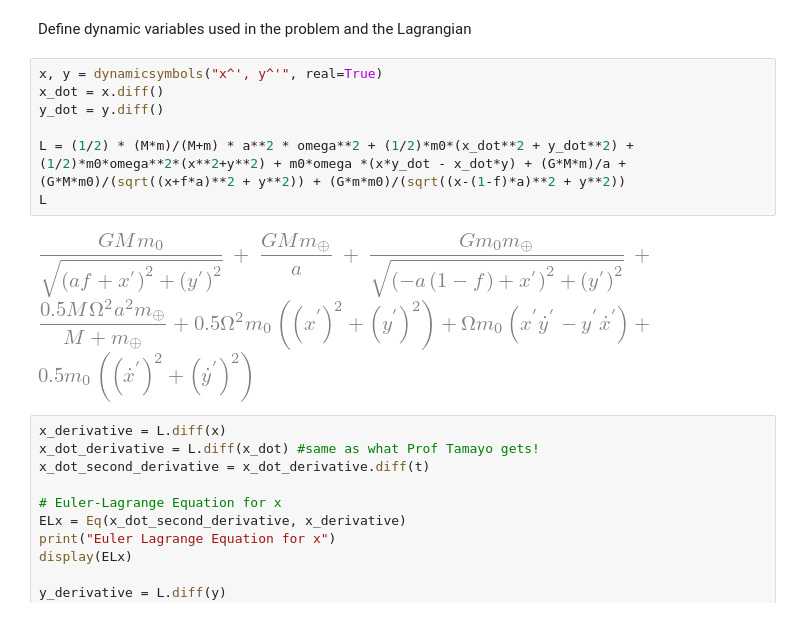
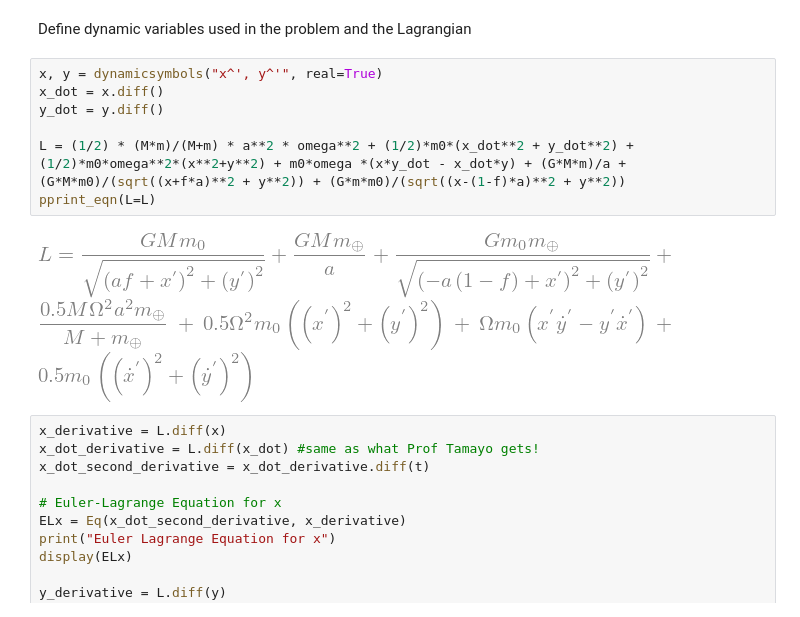
Before and after one commit to kavidey/PHYS111, a Jupyter notebook: computational_project/Stationary_frame_3.ipynb, the cells around one changed output. Drawn from its saved outputs; the diff is of its cells as text.

```diff
--- a/computational_project/Stationary_frame_3.ipynb
+++ b/computational_project/Stationary_frame_3.ipynb
@@ -40,12 +41,12 @@ Define dynamic variables used in the problem and the Lagrangian
 # %%
 x, y = dynamicsymbols("x^', y^'", real=True)
 x_dot = x.diff()
 y_dot = y.diff()
 
 L = (1/2) * (M*m)/(M+m) * a**2 * omega**2 + (1/2)*m0*(x_dot**2 + y_dot**2) + (1/2)*m0*omega**2*(x**2+y**2) + m0*omega *(x*y_dot - x_dot*y) + (G*M*m)/a + (G*M*m0)/(sqrt((x+f*a)**2 + y**2)) + (G*m*m0)/(sqrt((x-(1-f)*a)**2 + y**2))
-L
+pprint_eqn(L=L)
 # %% [output]
-[figure, old version]
+[figure, new version]
 # %%
 x_derivative = L.diff(x)
 x_dot_derivative = L.diff(x_dot) #same as what Prof Tamayo gets!
```
Also changed, not shown: parts of 8 cells of this notebook.
